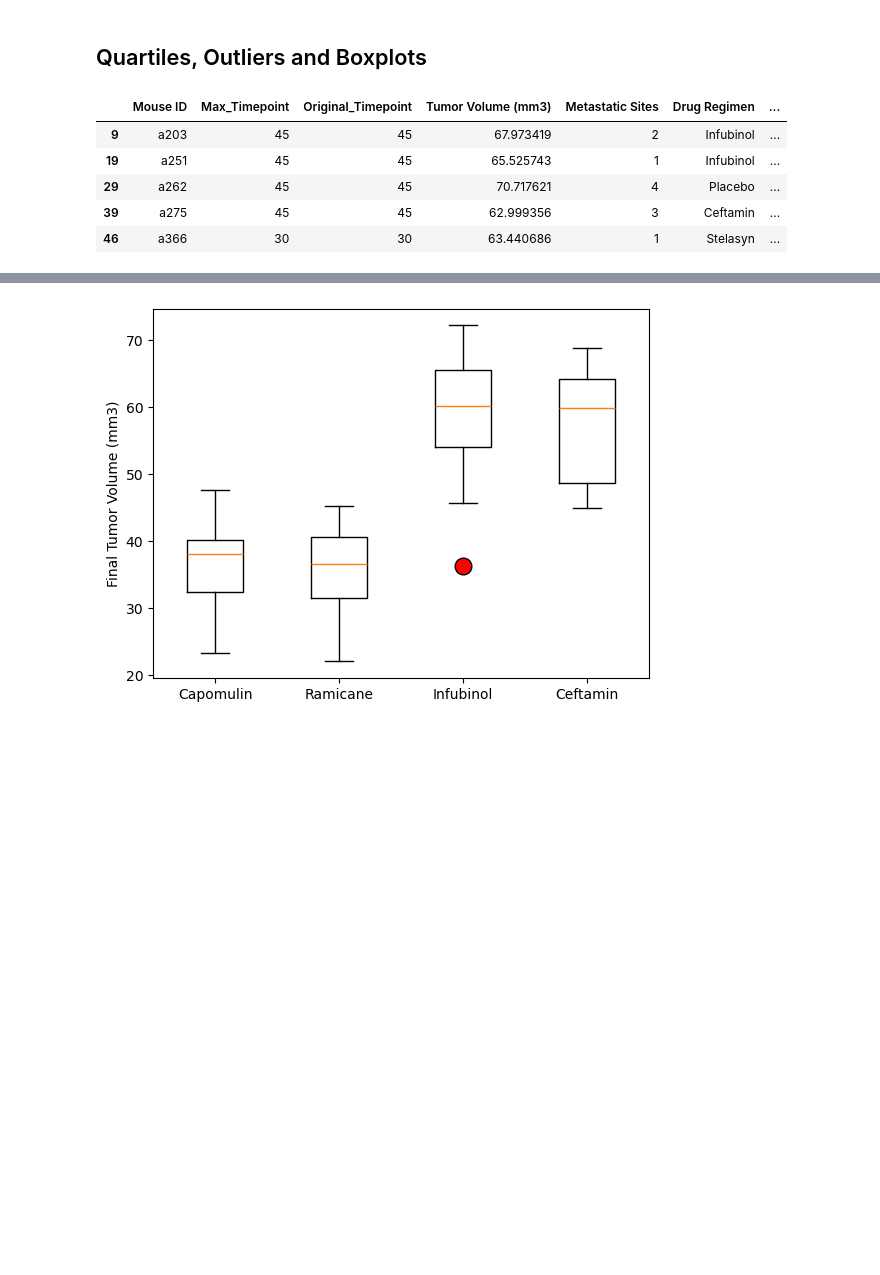
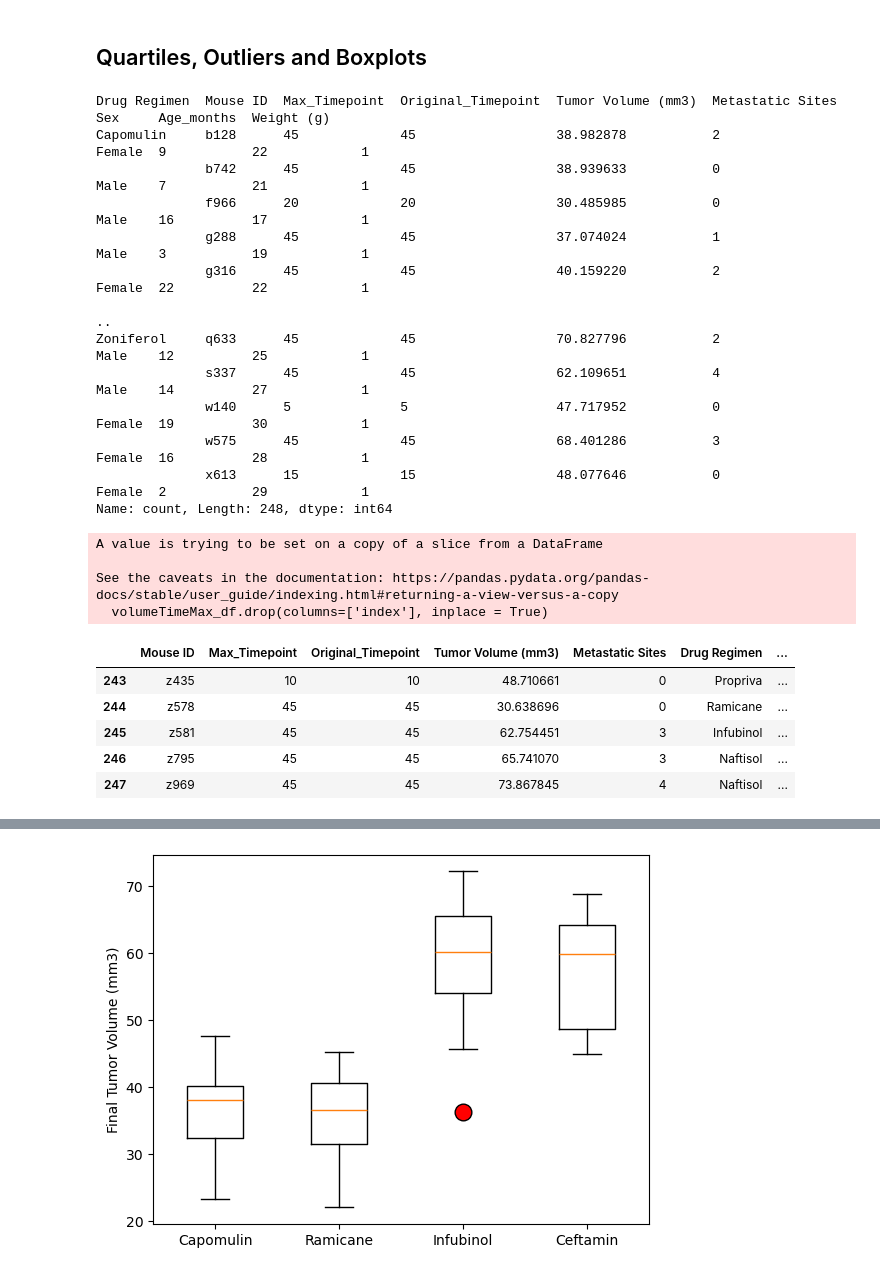
Before and after one commit to aseeds10/Pymaceuticals-Challenge, a Jupyter notebook: pymaceuticals_analysis.ipynb, the cells around one changed output, grey strips where cells are left out. Saved outputs shown, nothing was run; the diff lists cells and outputs as text; code cells hidden in the pictures; blank space fills up the shorter version.

Commit message:
some work on loop for volumes per max timepoint

```diff
--- a/pymaceuticals_analysis.ipynb
+++ b/pymaceuticals_analysis.ipynb
@@ -232,36 +232,52 @@ plt.show()
 # %%
 # Calculate the final tumor volume of each mouse across four of the treatment regimens:
 # Capomulin, Ramicane, Infubinol, and Ceftamin
 
 # Start by getting the last (greatest) timepoint for each mouse - CONTINUE FROM HERE
 #max timepoint for each mouse
 #Note to Self: each mouse has own unique drug regimen (saw when using prev drug groupby to check out data for each mouse)
 mouseTime = filtered_df.groupby(by='Mouse ID')['Timepoint']
 max_mouseTime = filtered_df.groupby(by='Mouse ID')['Timepoint'].max()
 #print(max_mouseTime)
 
 #make it into df
 max_mouseTime_df = pd.DataFrame(max_mouseTime)
 #max_mouseTime_df.head()
 
 # Merge this group df with the original DataFrame to get the tumor volume at the last timepoint
 volumeTime_df = pd.merge(max_mouseTime_df, filtered_df, on=["Mouse ID"], how="left")
 volumeTime_df.rename(columns = {'Timepoint_x':'Max_Timepoint','Timepoint_y':'Original_Timepoint'}, inplace=True)
 #filter to only see when timepoint is the same as the max timepoint for each mouse
 volumeTimeMax_df = volumeTime_df.query('Max_Timepoint==Original_Timepoint')
-volumeTimeMax_df.head()
+volumeTimeMax_df.reset_index(inplace=True)
+#volumeTimeMax_df.rename(columns = {'index':'Original_Index'}, inplace=True)
+volumeTimeMax_df.drop(columns=['index'], inplace = True)
 
-#Create a list that holds the treatment names as well as a second, empty list to hold the tumor volume data.
-#regimenName= []
-#volumeCorresp = []
-#Loop through each drug in the treatment list, locating the rows in the merged DataFrame that correspond to each treatment.
-#Append the resulting final tumor volumes for each drug to the empty list.
-
-#Determine outliers by using the upper and lower bounds, and then print the results.
+volumeTimeMaxDrug_group = volumeTimeMax_df.groupby(by='Drug Regimen')
+volumeTimeMaxDrug_counts = volumeTimeMaxDrug_group.value_counts()
+print(volumeTimeMaxDrug_counts)
+volumeTimeMax_df.tail()
 # %% [output]
+Drug Regimen  Mouse ID  Max_Timepoint  Original_Timepoint  Tumor Volume (mm3)  Metastatic Sites  Sex     Age_months  Weight (g)
+Capomulin     b128      45             45                  38.982878           2                 Female  9           22            1
+              b742      45             45                  38.939633           0                 Male    7           21            1
+              f966      20             20                  30.485985           0                 Male    16          17            1
+              g288      45             45                  37.074024           1                 Male    3           19            1
+              g316      45             45                  40.159220           2                 Female  22          22            1
+                                                                                                                                  ..
+Zoniferol     q633      45             45                  70.827796           2                 Male    12          25            1
+              s337      45             45                  62.109651           4                 Male    14          27            1
+              w140      5              5                   47.717952           0                 Female  19          30            1
+              w575      45             45                  68.401286           3                 Female  16          28            1
+              x613      15             15                  48.077646           0                 Female  2           29            1
+Name: count, Length: 248, dtype: int64
+A value is trying to be set on a copy of a slice from a DataFrame
+
+See the caveats in the documentation: https://pandas.pydata.org/pandas-docs/stable/user_guide/indexing.html#returning-a-view-versus-a-copy
+  volumeTimeMax_df.drop(columns=['index'], inplace = True)
 |  | Mouse ID | Max_Timepoint | Original_Timepoint | Tumor Volume (mm3) | Metastatic Sites | Drug Regimen | ... |
-| 9 | a203 | 45 | 45 | 67.973419 | 2 | Infubinol | ... |
-| 19 | a251 | 45 | 45 | 65.525743 | 1 | Infubinol | ... |
-| 29 | a262 | 45 | 45 | 70.717621 | 4 | Placebo | ... |
-| 39 | a275 | 45 | 45 | 62.999356 | 3 | Ceftamin | ... |
-| 46 | a366 | 30 | 30 | 63.440686 | 1 | Stelasyn | ... |
+| 243 | z435 | 10 | 10 | 48.710661 | 0 | Propriva | ... |
+| 244 | z578 | 45 | 45 | 30.638696 | 0 | Ramicane | ... |
+| 245 | z581 | 45 | 45 | 62.754451 | 3 | Infubinol | ... |
+| 246 | z795 | 45 | 45 | 65.741070 | 3 | Naftisol | ... |
+| 247 | z969 | 45 | 45 | 73.867845 | 4 | Naftisol | ... |
```
Also changed, not shown: parts of 2 cells of this notebook, 1 other file.
